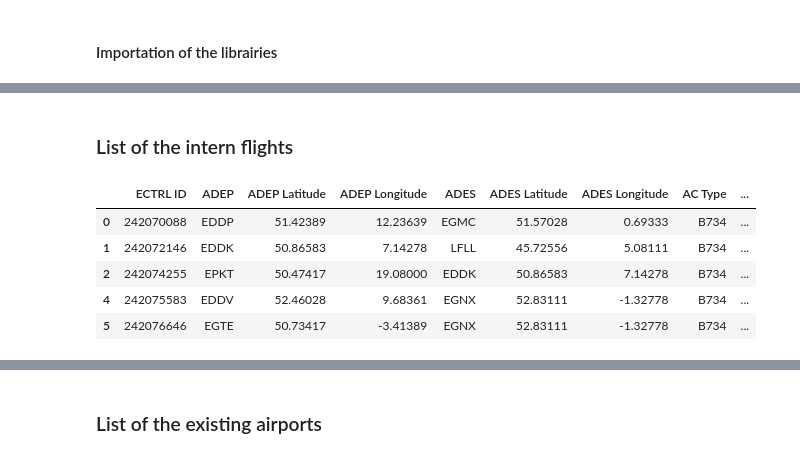
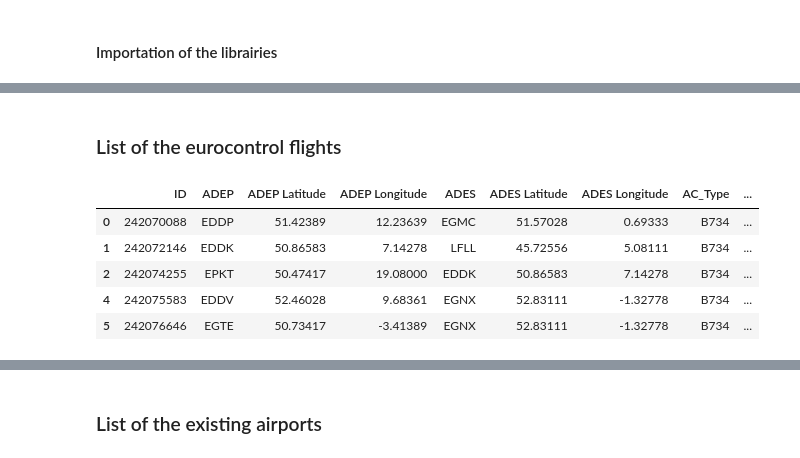
Before and after one commit to corentintran/OptimAvionETE, a Jupyter notebook: FEAT.ipynb, the cells around one changed output, grey strips where cells are left out. Saved outputs shown, nothing was run; the diff lists cells and outputs as text; code cells hidden in the pictures.

```diff
--- a/FEAT.ipynb
+++ b/FEAT.ipynb
@@ -15,10 +15,35 @@ import numpy as np
+# %% [markdown]
+### List of the eurocontrol flights
 # %%
 df_flights = (
     pd.read_csv("flights_eurocontrol.csv")
     .rename(columns={"Actual Distance Flown (nm)": "Distance_nm"})
-    .eval("Distance_km= Distance_nm*1.852")
+    .eval("distance_km= Distance_nm*1.852")
 )
 
-df_eurocontrol = df_flights.query(
-    '(ADEP.str.startswith("E") | ADEP.str.startswith("L")) & (ADES.str.startswith("E") | ADES.str.startswith("L"))',engine='python'
+
+df_eurocontrol = (
+    df_flights.query(
+        '(ADEP.str.startswith("E") | ADEP.str.startswith("L")) & (ADES.str.startswith("E") | ADES.str.startswith("L"))'
+    )
+    .drop(
+        columns=[
+            "FILED OFF BLOCK TIME",
+            "FILED ARRIVAL TIME",
+            "ACTUAL OFF BLOCK TIME",
+            "ACTUAL ARRIVAL TIME",
+            "AC Operator",
+            "AC Registration",
+        ]
+    )
+    .rename(columns={"ECTRL ID": "ID", "AC Type": "AC_Type"})
 )
+
+df_eurocontrol.head()
+# %% [output]
+|  | ID | ADEP | ADEP Latitude | ADEP Longitude | ADES | ADES Latitude | ADES Longitude | AC_Type | ... |
+| 0 | 242070088 | EDDP | 51.42389 | 12.23639 | EGMC | 51.57028 | 0.69333 | B734 | ... |
+| 1 | 242072146 | EDDK | 50.86583 | 7.14278 | LFLL | 45.72556 | 5.08111 | B734 | ... |
+| 2 | 242074255 | EPKT | 50.47417 | 19.08000 | EDDK | 50.86583 | 7.14278 | B734 | ... |
+| 4 | 242075583 | EDDV | 52.46028 | 9.68361 | EGNX | 52.83111 | -1.32778 | B734 | ... |
+| 5 | 242076646 | EGTE | 50.73417 | -3.41389 | EGNX | 52.83111 | -1.32778 | B734 | ... |
@@ -25,32 +51 @@ df_eurocontrol = df_flights.query(
-# %% [markdown]
-### List of the intern flights
-# %%
-df_flights = (
-    pd.read_csv("flights_eurocontrol.csv")
-    .rename(columns={"Actual Distance Flown (nm)": "Distance_nm"})
-    .eval("Distance_km= Distance_nm*1.852")
-)
-
-
-df_eurocontrol = df_flights.query(
-    '(ADEP.str.startswith("E") | ADEP.str.startswith("L")) & (ADES.str.startswith("E") | ADES.str.startswith("L"))', engine='python'
-).drop(
-    columns=[
-        "FILED OFF BLOCK TIME",
-        "FILED ARRIVAL TIME",
-        "ACTUAL OFF BLOCK TIME",
-        "ACTUAL ARRIVAL TIME",
-        "AC Operator",
-        "AC Registration",
-    ]
-)
-
-df_eurocontrol.head()
-# %% [output]
-|  | ECTRL ID | ADEP | ADEP Latitude | ADEP Longitude | ADES | ADES Latitude | ADES Longitude | AC Type | ... |
-| 0 | 242070088 | EDDP | 51.42389 | 12.23639 | EGMC | 51.57028 | 0.69333 | B734 | ... |
-| 1 | 242072146 | EDDK | 50.86583 | 7.14278 | LFLL | 45.72556 | 5.08111 | B734 | ... |
-| 2 | 242074255 | EPKT | 50.47417 | 19.08000 | EDDK | 50.86583 | 7.14278 | B734 | ... |
-| 4 | 242075583 | EDDV | 52.46028 | 9.68361 | EGNX | 52.83111 | -1.32778 | B734 | ... |
-| 5 | 242076646 | EGTE | 50.73417 | -3.41389 | EGNX | 52.83111 | -1.32778 | B734 | ... |
 # %%
```
Also changed, not shown: parts of 34 cells of this notebook, 3 other files.
